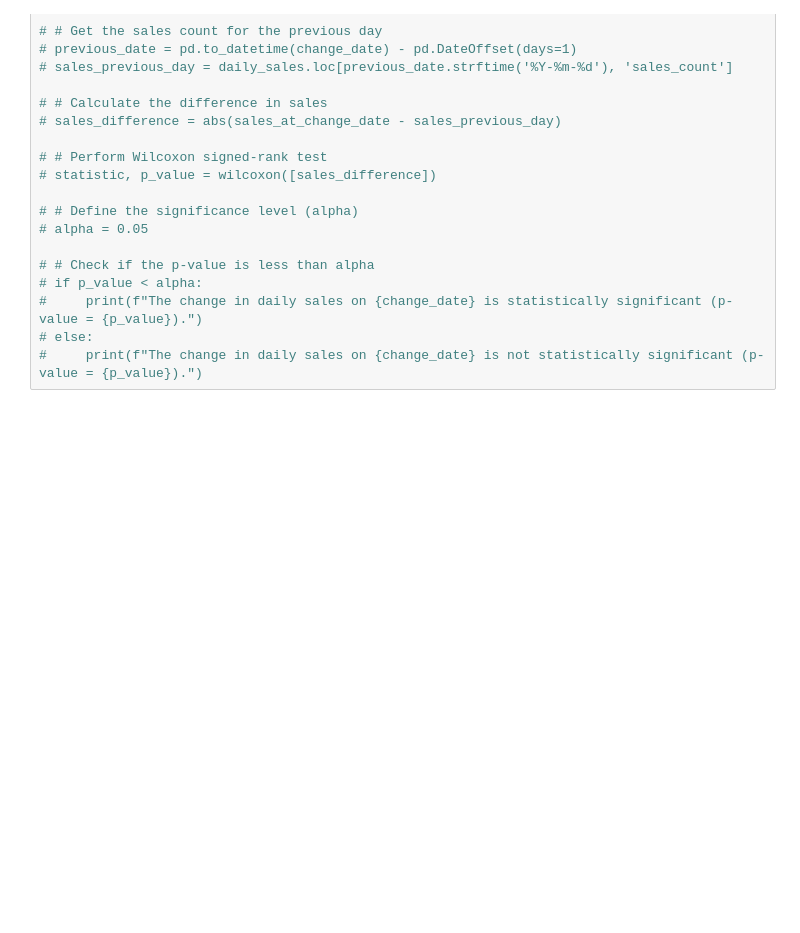
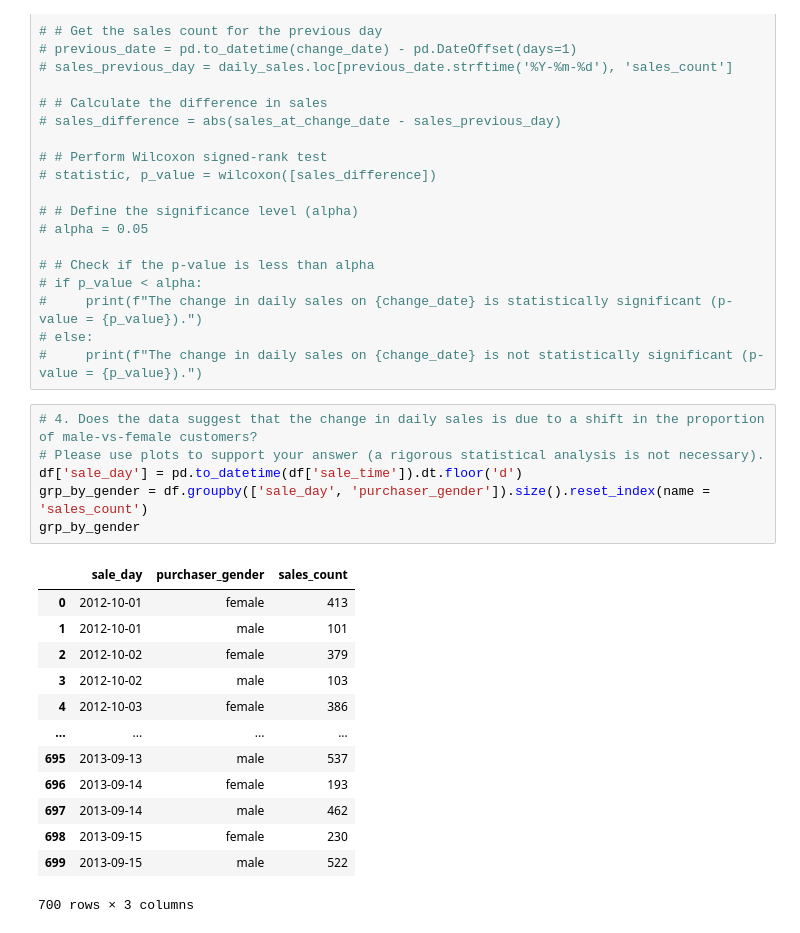
Before and after one commit to chhhhhyoo/Stratascratch, a Jupyter notebook: SalesDataAnalysis/SalesDataAnalysis.ipynb, the cells around one changed output. Drawn from its saved outputs; the diff is of its cells as text; blank space fills up the shorter version.

```diff
--- a/SalesDataAnalysis/SalesDataAnalysis.ipynb
+++ b/SalesDataAnalysis/SalesDataAnalysis.ipynb
@@ -141,3 +166,23 @@ daily_sales[daily_sales.index == '2013-04-29']['sales_count'].values[0]
 #     print(f"The change in daily sales on {change_date} is statistically significant (p-value = {p_value}).")
 # else:
 #     print(f"The change in daily sales on {change_date} is not statistically significant (p-value = {p_value}).")
+# %%
+# 4. Does the data suggest that the change in daily sales is due to a shift in the proportion of male-vs-female customers?
+# Please use plots to support your answer (a rigorous statistical analysis is not necessary).
+df['sale_day'] = pd.to_datetime(df['sale_time']).dt.floor('d')
+grp_by_gender = df.groupby(['sale_day', 'purchaser_gender']).size().reset_index(name = 'sales_count')
+grp_by_gender
+# %% [output]
+|  | sale_day | purchaser_gender | sales_count |
+| 0 | 2012-10-01 | female | 413 |
+| 1 | 2012-10-01 | male | 101 |
+| 2 | 2012-10-02 | female | 379 |
+| 3 | 2012-10-02 | male | 103 |
+| 4 | 2012-10-03 | female | 386 |
+| ... | ... | ... | ... |
+| 695 | 2013-09-13 | male | 537 |
+| 696 | 2013-09-14 | female | 193 |
+| 697 | 2013-09-14 | male | 462 |
+| 698 | 2013-09-15 | female | 230 |
+| 699 | 2013-09-15 | male | 522 |
+700 rows × 3 columns
```
Also changed, not shown: parts of 4 cells of this notebook.
